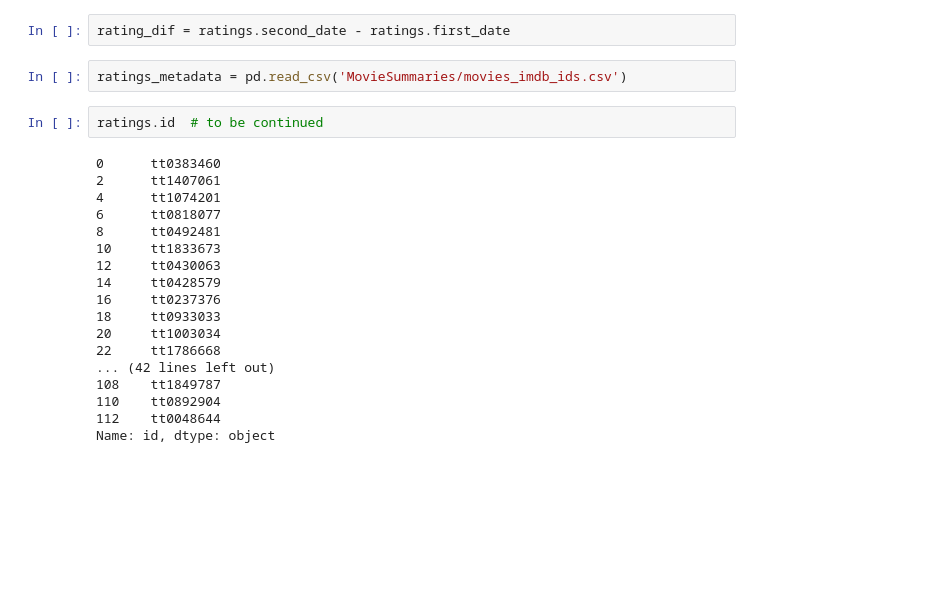
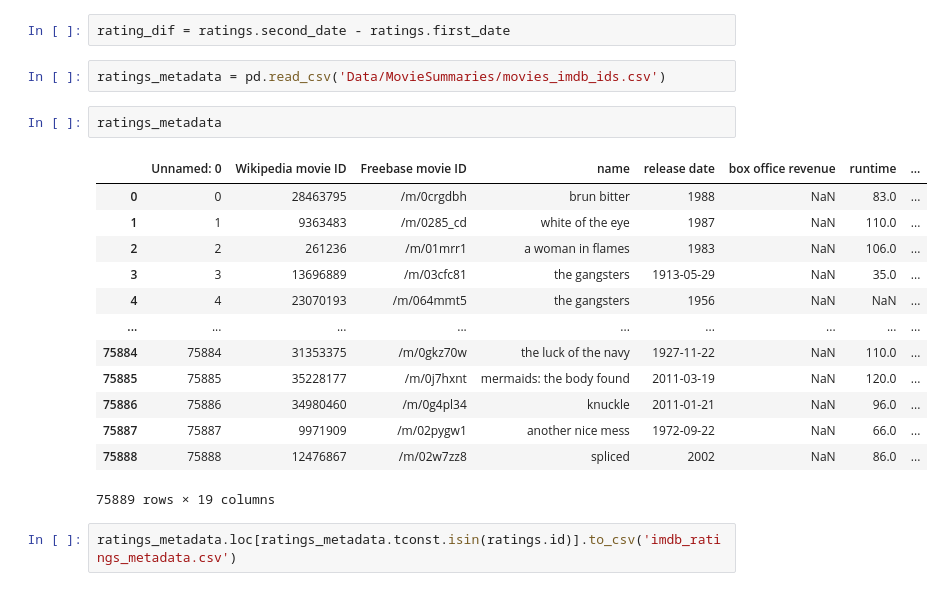
Before and after one commit to epfl-ada/ada-2023-project-msosm, a Jupyter notebook: main.ipynb, the cells around one changed output. Cells and saved outputs as stored; diff of their text form; blank space fills up the shorter version.

```diff
--- a/main.ipynb
+++ b/main.ipynb
@@ -679,24 +333,22 @@ voters.id = voters.id.str.replace('_number_voters', '')
 # %%
 rating_dif = ratings.second_date - ratings.first_date
 # %%
-ratings_metadata = pd.read_csv('MovieSummaries/movies_imdb_ids.csv')
+ratings_metadata = pd.read_csv('Data/MovieSummaries/movies_imdb_ids.csv')
-# %%
-ratings.id  # to be continued
-# %% [output]
-0      tt0383460
-2      tt1407061
-4      tt1074201
-6      tt0818077
-8      tt0492481
-10     tt1833673
-12     tt0430063
-14     tt0428579
-16     tt0237376
-18     tt0933033
-20     tt1003034
-22     tt1786668
-... (42 lines left out)
-108    tt1849787
-110    tt0892904
-112    tt0048644
-Name: id, dtype: object
+# %%
+ratings_metadata
+# %% [output]
+|  | Unnamed: 0 | Wikipedia movie ID | Freebase movie ID | name | release date | box office revenue | runtime | ... |
+| 0 | 0 | 28463795 | /m/0crgdbh | brun bitter | 1988 | NaN | 83.0 | ... |
+| 1 | 1 | 9363483 | /m/0285_cd | white of the eye | 1987 | NaN | 110.0 | ... |
+| 2 | 2 | 261236 | /m/01mrr1 | a woman in flames | 1983 | NaN | 106.0 | ... |
+| 3 | 3 | 13696889 | /m/03cfc81 | the gangsters | 1913-05-29 | NaN | 35.0 | ... |
+| 4 | 4 | 23070193 | /m/064mmt5 | the gangsters | 1956 | NaN | NaN | ... |
+| ... | ... | ... | ... | ... | ... | ... | ... | ... |
+| 75884 | 75884 | 31353375 | /m/0gkz70w | the luck of the navy | 1927-11-22 | NaN | 110.0 | ... |
+| 75885 | 75885 | 35228177 | /m/0j7hxnt | mermaids: the body found | 2011-03-19 | NaN | 120.0 | ... |
+| 75886 | 75886 | 34980460 | /m/0g4pl34 | knuckle | 2011-01-21 | NaN | 96.0 | ... |
+| 75887 | 75887 | 9971909 | /m/02pygw1 | another nice mess | 1972-09-22 | NaN | 66.0 | ... |
+| 75888 | 75888 | 12476867 | /m/02w7zz8 | spliced | 2002 | NaN | 86.0 | ... |
+75889 rows × 19 columns
+# %%
+ratings_metadata.loc[ratings_metadata.tconst.isin(ratings.id)].to_csv('imdb_ratings_metadata.csv')
```
Also changed, not shown: parts of 56 cells of this notebook, 2 other files.
